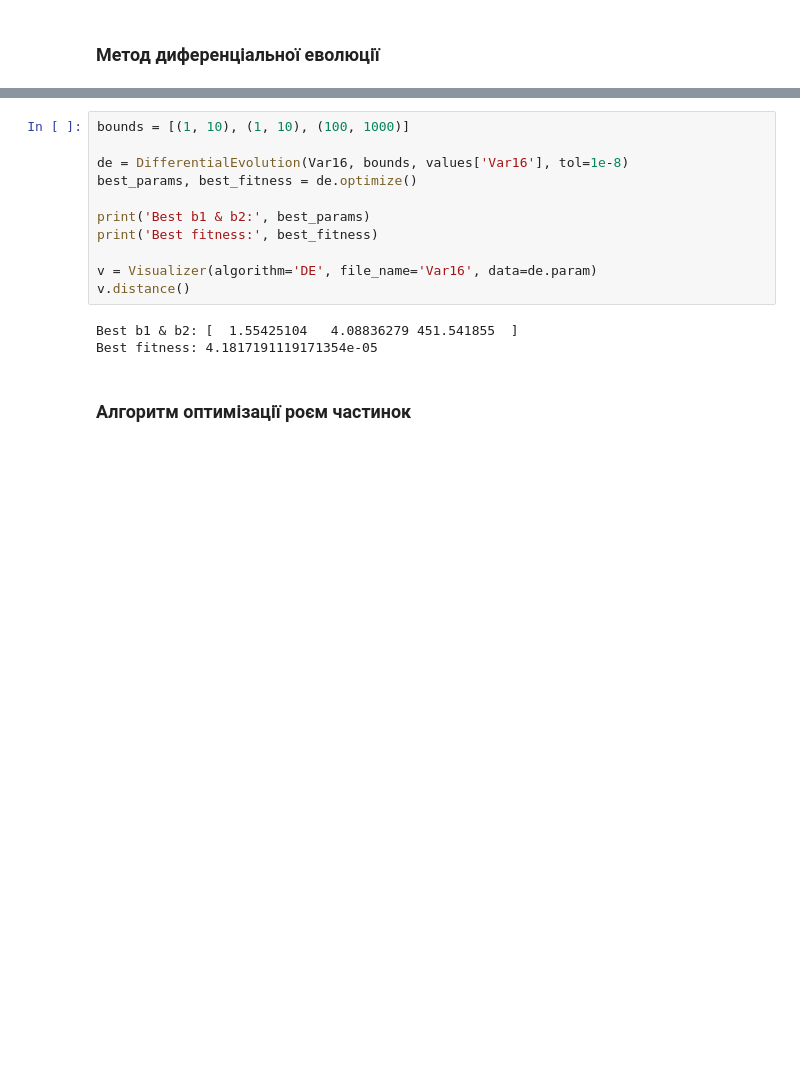
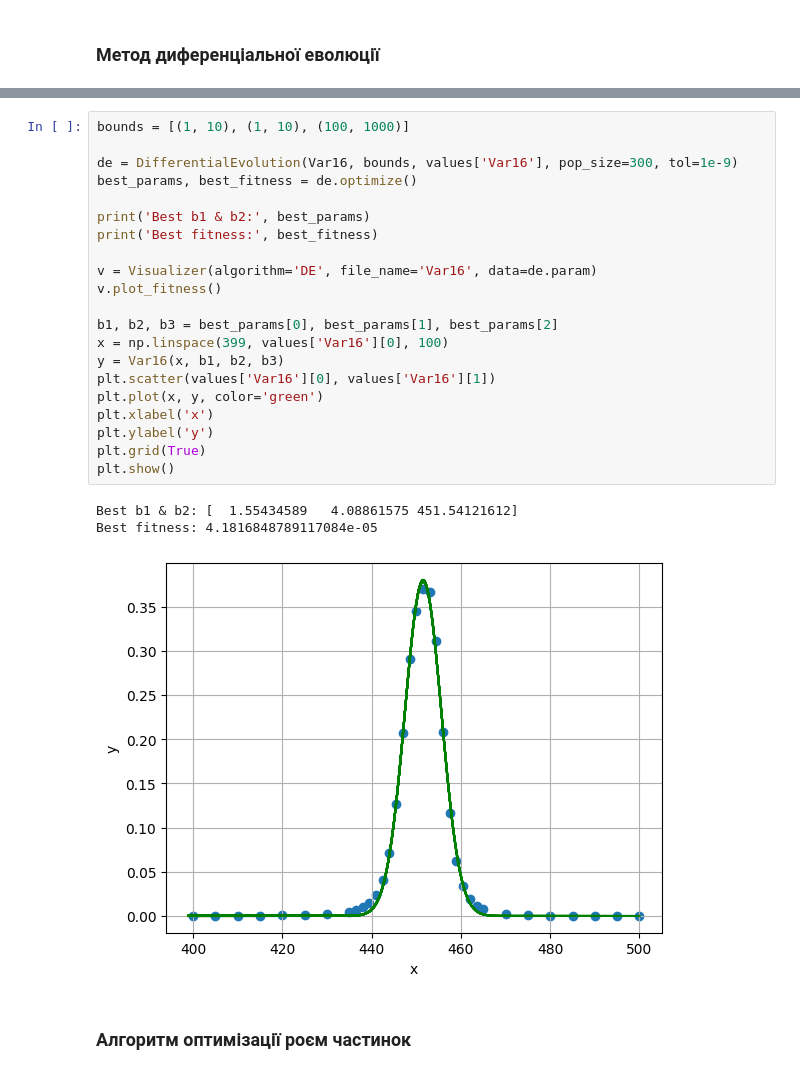
Before and after one commit to Terlok/SwarmIntelligence, a Jupyter notebook: lab 6/main.ipynb, the cells around one changed output, grey strips where cells are left out. Cells and saved outputs as stored; diff of their text form; blank space fills up the shorter version.

```diff
--- a/lab 6/main.ipynb
+++ b/lab 6/main.ipynb
@@ -59,17 +82,28 @@ Best fitness: 2150.949293262208
 # %%
 bounds = [(1, 10), (1, 10), (100, 1000)]
 
-de = DifferentialEvolution(Var16, bounds, values['Var16'], tol=1e-8)
+de = DifferentialEvolution(Var16, bounds, values['Var16'], pop_size=300, tol=1e-9)
 best_params, best_fitness = de.optimize()
 
 print('Best b1 & b2:', best_params)
 print('Best fitness:', best_fitness)
 
 v = Visualizer(algorithm='DE', file_name='Var16', data=de.param)
-v.distance()
+v.plot_fitness()
+
+b1, b2, b3 = best_params[0], best_params[1], best_params[2]
+x = np.linspace(399, values['Var16'][0], 100)
+y = Var16(x, b1, b2, b3)
+plt.scatter(values['Var16'][0], values['Var16'][1])
+plt.plot(x, y, color='green')
+plt.xlabel('x')
+plt.ylabel('y')
+plt.grid(True)
+plt.show()
 # %% [output]
-Best b1 & b2: [  1.55425104   4.08836279 451.541855  ]
-Best fitness: 4.1817191119171354e-05
+Best b1 & b2: [  1.55434589   4.08861575 451.54121612]
+Best fitness: 4.1816848789117084e-05
+[figure, added]
 # %% [markdown]
 ### Алгоритм оптимізації роєм частинок
 # %%
```
Also changed, not shown: parts of 6 cells of this notebook, 7 other files.
